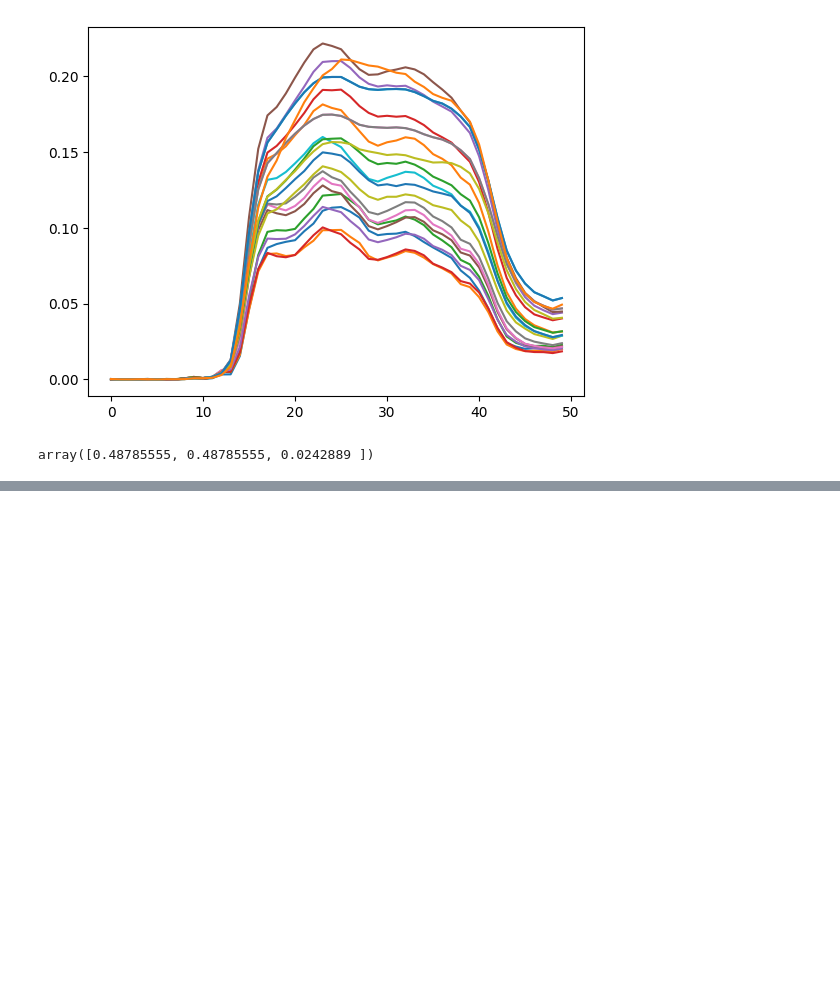
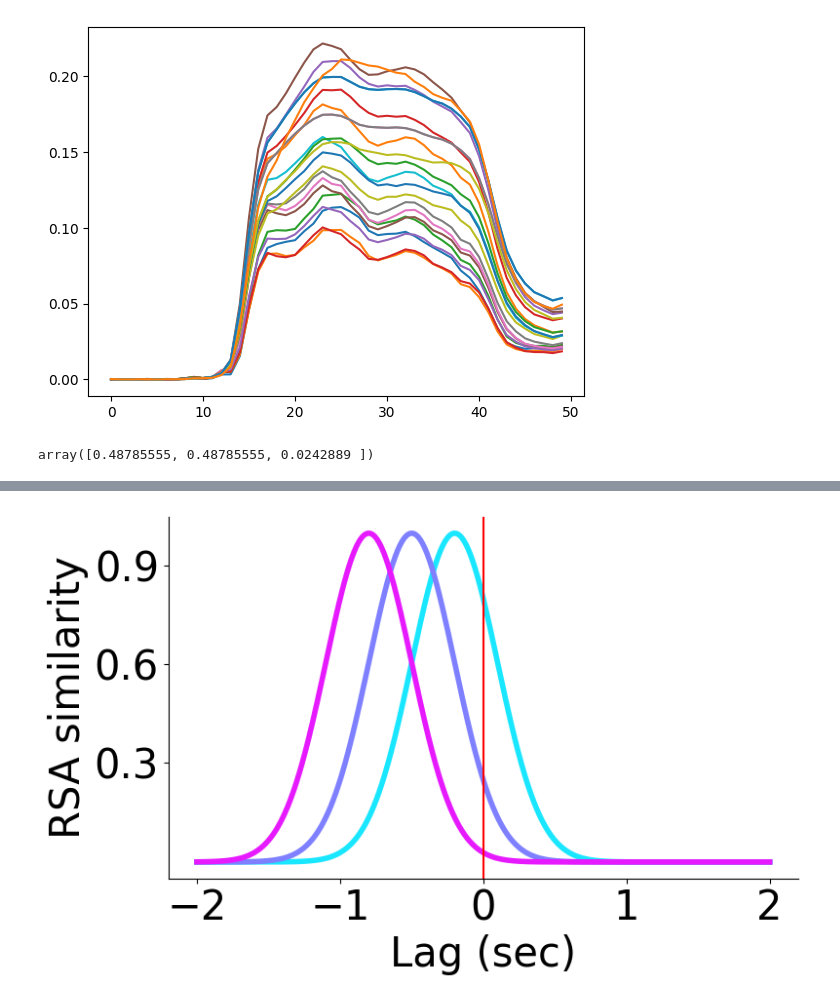
Before and after one commit to TizianoCausin01/temporal_context, a Jupyter notebook: python_scripts/scripts/figures_DS_day_poster.ipynb, the cells around one changed output, grey strips where cells are left out. Cells and saved outputs as stored; diff of their text form; code cells hidden in the pictures; blank space fills up the shorter version.

```diff
--- a/python_scripts/scripts/figures_DS_day_poster.ipynb
+++ b/python_scripts/scripts/figures_DS_day_poster.ipynb
@@ -101,0 +132,24 @@ plt.savefig(f"{cfg.fig_dir}/feedback_centroid_lat_B1.svg")
+# %%
+x = np.linspace(-2, 2, 1000)
+fig, ax = plt.subplots(figsize=(8, 5))
+means = [-0.2, -.5, -.8]
+std = .3
+for mean, color, a in zip(means, colors, cfg.dummy_areas):
+    y = (1 / (std * np.sqrt(2*np.pi))) * np.exp(-0.5 * ((x-mean)/std)**2)
+    ax.plot(x, y, linewidth=4, color=color, label=a)
+# ax.legend(fontsize=cfg.legend_fontsize)
+ax.set_yticks([.4, .8, 1.2])
+ax.set_yticklabels([.3, .6, .9])
+ax.set_xticks([-2, -1, 0, 1, 2])
+ax.tick_params(labelsize=cfg.labels_fontsize)
+ax.set_xlabel("Lag (sec)", fontsize=cfg.labels_fontsize)
+ax.set_ylabel("RSA similarity", fontsize=cfg.labels_fontsize)
+# ax.set_title("static modeling dynamic condition", fontsize=cfg.title_fontsize)
+ax.spines['top'].set_visible(False)
+ax.spines['right'].set_visible(False)
+plt.axvline(0, color='r')
+plt.tight_layout()
+plt.savefig(f"{cfg.fig_dir}/static_dynamic_lagplots.pdf")
+plt.show()
+# %% [output]
+[figure, added]
```
Also changed, not shown: parts of 4 cells of this notebook.
